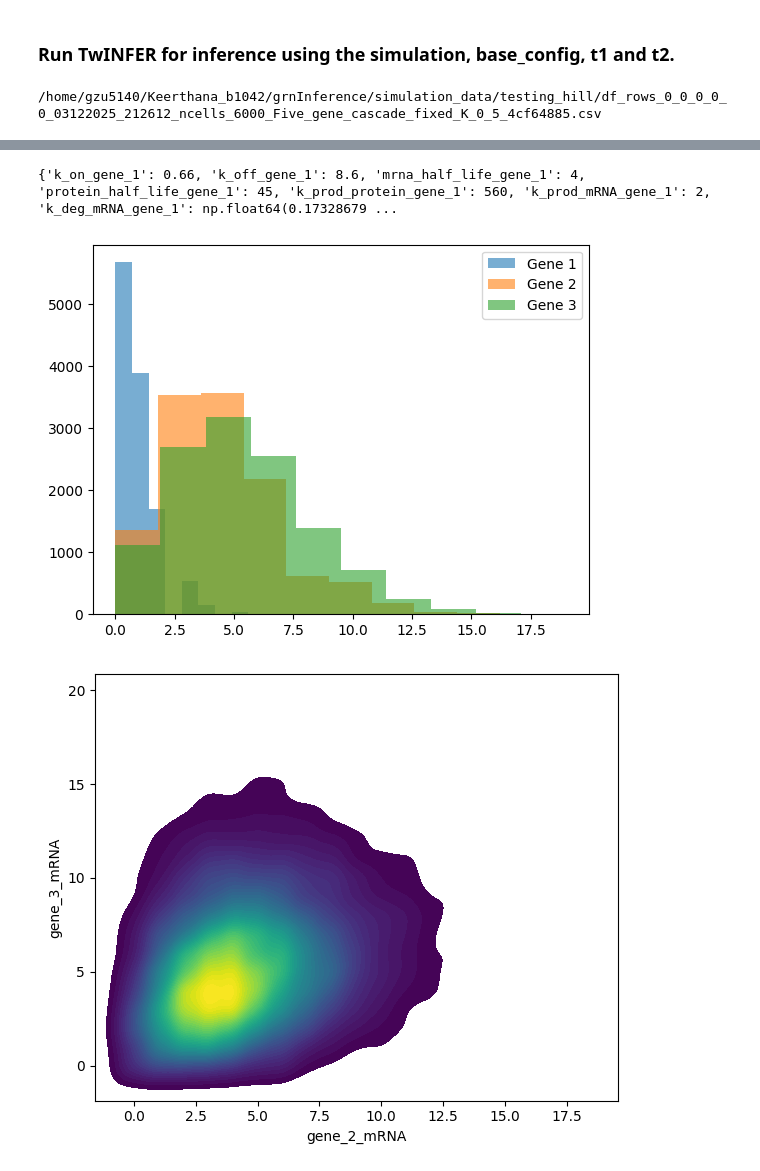
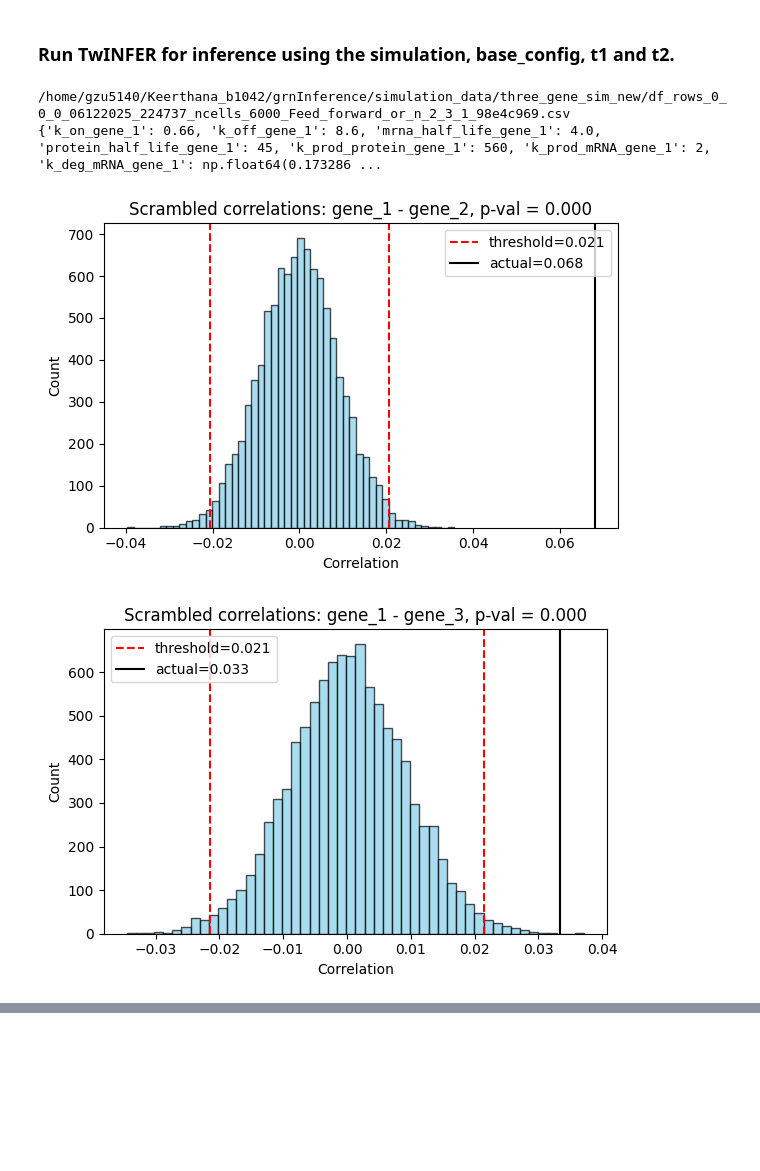
Before and after one commit to Keerthana910234/TwINFER, a Jupyter notebook: TwINFER_simulation_and_analysis_variations.ipynb, the cells around one changed output, grey strips where cells are left out. Drawn from its saved outputs; the diff is of its cells as text; code cells hidden in the pictures; blank space fills up the shorter version.

```diff
--- a/TwINFER_simulation_and_analysis_variations.ipynb
+++ b/TwINFER_simulation_and_analysis_variations.ipynb
@@ -200,35 +206,40 @@ Next, if there is regulation and single-state in the population, TwINFER can ide
 #     "plot_correlation_matrices_as_heatmap": True,
 #     "have_any_output": True,
 #     "seed": 101010,
 #     "infer_direction_for_which_edges": "single-state", #can be either single-state or all-edges,
 #     "merge_to_multiple_states": True,
 #     "n_cores": 4,
 #     "remove_twin_structure": False,
 #     "match_sim_details": False
 # }
 
-path_to_simulation_file = f"/home/gzu5140/Keerthana_b1042/grnInference/simulation_data/testing_hill/df_rows_0_0_0_0_0_03122025_212612_ncells_6000_Five_gene_cascade_fixed_K_0_5_4cf64885.csv"
+path_to_simulation_file = f"/home/gzu5140/Keerthana_b1042/grnInference/simulation_data/three_gene_sim_new/df_rows_0_0_0_06122025_224737_ncells_6000_Feed_forward_or_n_2_3_1_98e4c969.csv"
 print(path_to_simulation_file)
 twinfer_kwargs = {
     "path_to_simulation_file": path_to_simulation_file,
     "base_config": base_config,
     "t1": 1,  #time [hours] after division when t1 sample is collected
     "t2": 20, #time [hours] after division when t2 sample is collected
     "merge_to_multiple_states":False,
     "check_for_steady_state": False,
-    "threshold_gene_gene_corr": 0.04, #Use direct threshold (used ONLY if use_scramble is False)
+    "threshold_gene_gene_corr": 0.02, #Use direct threshold (used ONLY if use_scramble is False)
     "use_scramble": True, #If set to true, set the p_val_threshold_scrambled_gene_correlation;threshold_gene_gene_corr will NOT be used
     "p_val_threshold_scrambled_gene_correlation": 0.01, #used ONLY if use_scramble is True
     "show_scrambled_distribution_gene_correlation": True,
     "z_score_threshold_two_states": 10,
     "p_value_threshold_cross_correlation": 0.01,
     "plot_correlation_matrices_as_heatmap": True,
     "have_any_output": True,
     "seed": 101010,
-    "infer_direction_for_which_edges": "all-edges", #can be either single-state or all-edges,
+    "infer_direction_for_which_edges": "all-edges", #can be either single-state. all-regulation or all-edges,
     "merge": True,
-    "n_cores": 10,
+    "n_cores": 8,
     "remove_twin_structure": False
 }
+
+correlation_matrices = infer_with_twinfer(**twinfer_kwargs)
 # %% [output]
-/home/gzu5140/Keerthana_b1042/grnInference/simulation_data/testing_hill/df_rows_0_0_0_0_0_03122025_212612_ncells_6000_Five_gene_cascade_fixed_K_0_5_4cf64885.csv
+/home/gzu5140/Keerthana_b1042/grnInference/simulation_data/three_gene_sim_new/df_rows_0_0_0_06122025_224737_ncells_6000_Feed_forward_or_n_2_3_1_98e4c969.csv
+{'k_on_gene_1': 0.66, 'k_off_gene_1': 8.6, 'mrna_half_life_gene_1': 4.0, 'protein_half_life_gene_1': 45, 'k_prod_protein_gene_1': 560, 'k_prod_mRNA_gene_1': 2, 'k_deg_mRNA_gene_1': np.float64(0.173286 ...
+[figure, added]
+[figure, added]
@@ -235,35 +270,0 @@ twinfer_kwargs = {
-# %%
-correlation_matrices = infer_with_twinfer(**twinfer_kwargs)
-# %% [output]
-{'k_on_gene_1': 0.66, 'k_off_gene_1': 8.6, 'mrna_half_life_gene_1': 4, 'protein_half_life_gene_1': 45, 'k_prod_protein_gene_1': 560, 'k_prod_mRNA_gene_1': 2, 'k_deg_mRNA_gene_1': np.float64(0.17328679 ...
-# %%
-t1_df = df[df['time_step'] == 1]
-plt.hist(t1_df["gene_1_mRNA"], label = "Gene 1", alpha = 0.6)
-plt.hist(t1_df["gene_2_mRNA"], label = "Gene 2", alpha = 0.6)
-plt.hist(t1_df["gene_3_mRNA"], label = "Gene 3", alpha = 0.6)
-
-plt.legend()
-plt.show()
-# %% [output]
-[figure, removed]
-# %%
-import seaborn as sns
-
-t1_df = df[df['time_step'] == 1]
-
-plt.figure(figsize=(6,5))
-sns.kdeplot(
-    data=t1_df,
-    x="gene_2_mRNA",
-    y="gene_3_mRNA",
-    fill=True,
-    cmap="viridis",
-    thresh=0.02,
-    levels=50
-)
-plt.xlabel("gene_2_mRNA")
-plt.ylabel("gene_3_mRNA")
-plt.tight_layout()
-plt.show()
-# %% [output]
-[figure, removed]
```
Also changed, not shown: parts of 5 cells of this notebook, 22 other files.
